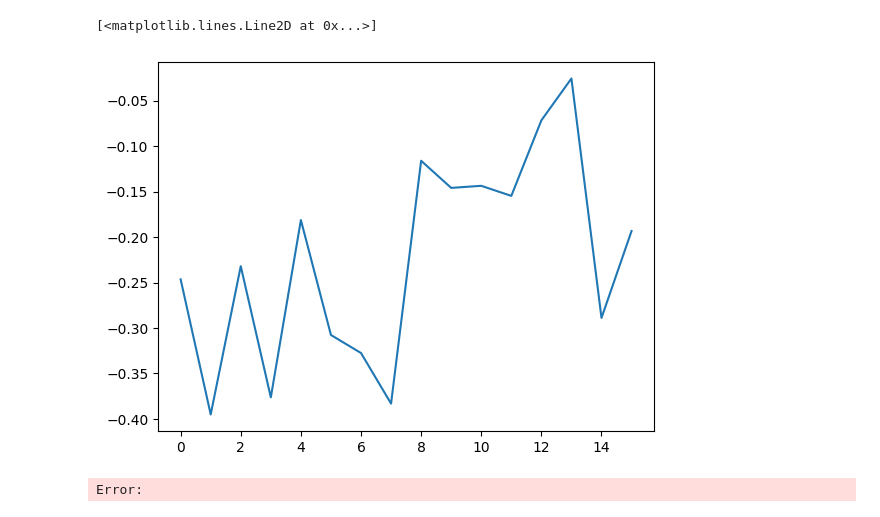
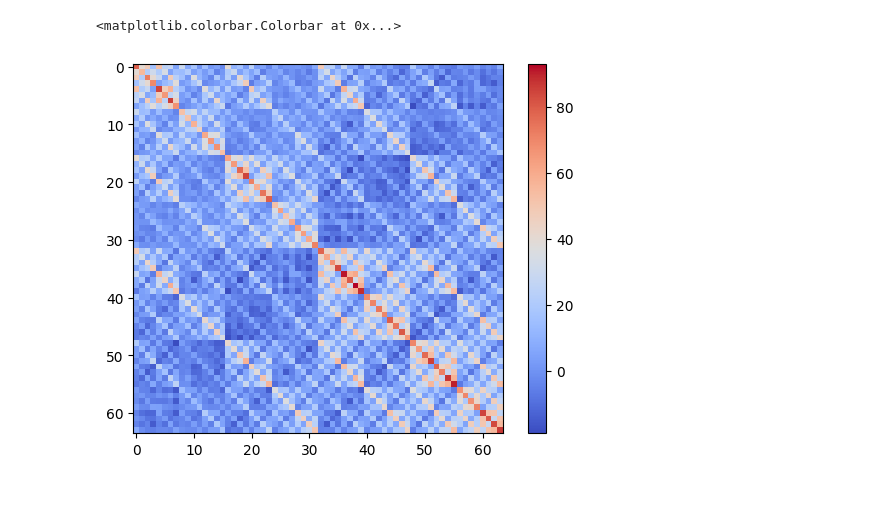
Before and after one commit to vinitX/Quantum-Sampling, a Jupyter notebook: Expressibility/NTK.ipynb, the cells around one changed output. Saved outputs shown, nothing was run; the diff lists cells and outputs as text; code cells hidden in the pictures.

```diff
--- a/Expressibility/NTK.ipynb
+++ b/Expressibility/NTK.ipynb
@@ -1 +9,31 @@
+# %%
+n = 6          # number of visible units
+alpha = 3        # hidden density => m = alpha * n
+m = alpha * n
+
+model = nk.models.RBM(alpha=alpha, param_dtype=jnp.complex64)
+# %%
+def param_init(seed, shape, dtype="complex", sigma=(1.0, 1.0, 1.0)):
+    n, m = shape
+    sigma_a, sigma_b, sigma_w = sigma
+
+    rng = np.random.default_rng(seed)
+
+    def complex_rand(shape):
+        return (rng.normal(size=shape) + 1j * rng.normal(size=shape)) / np.sqrt(2)
+
+    if dtype == "complex":
+        params = {
+            "a": sigma_a * complex_rand((n,)),
+            "b": sigma_b * complex_rand((m,)),
+            "W": (sigma_w / np.sqrt(n)) * complex_rand(shape),
+        }
+    else:
+        params = {
+            "a": sigma_a * rng.normal(size=(n,)),
+            "b": sigma_b * rng.normal(size=(m,)),
+            "W": (sigma_w / np.sqrt(n)) * rng.normal(size=shape),
+        }
+
+    return params
 # %%
@@ -99,6 +63,17 @@ plt.plot(lmbd)
-# %%
-plt.plot(eigvec[:,-1])
-# %% [output]
-[<matplotlib.lines.Line2D at 0x...>]
-[figure, removed]
-Error:
+# %%
+# key_data = jax.random.PRNGKey(123)
+# V = jnp.where(jax.random.normal(key_data, (32, n)) > 0, 1.0, -1.0)  # (N=32, n)
+
+V = configs = jnp.array(list(product([-1, 1], repeat=n))) # (N=2^n, n)
+
+params = param_init(seed=0, shape=(n, m), dtype="real", sigma=(1.0, 1.0, 1.0))
+# import time
+# tm = time.time()
+NTK = ntk_closed_form(params, V)
+# print("Closed-form NTK time:", time.time() - tm)
+# %%
+plt.imshow(np.real(NTK), cmap='coolwarm')
+plt.colorbar()
+# %% [output]
+<matplotlib.colorbar.Colorbar at 0x...>
+[figure, added]
```
Also changed, not shown: parts of 5 cells of this notebook.
